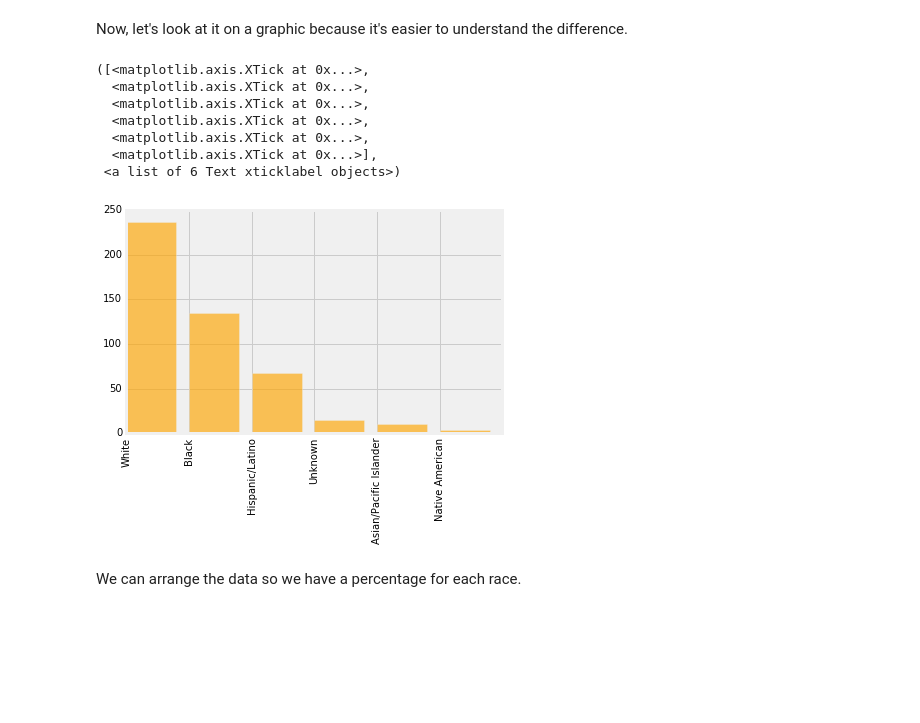
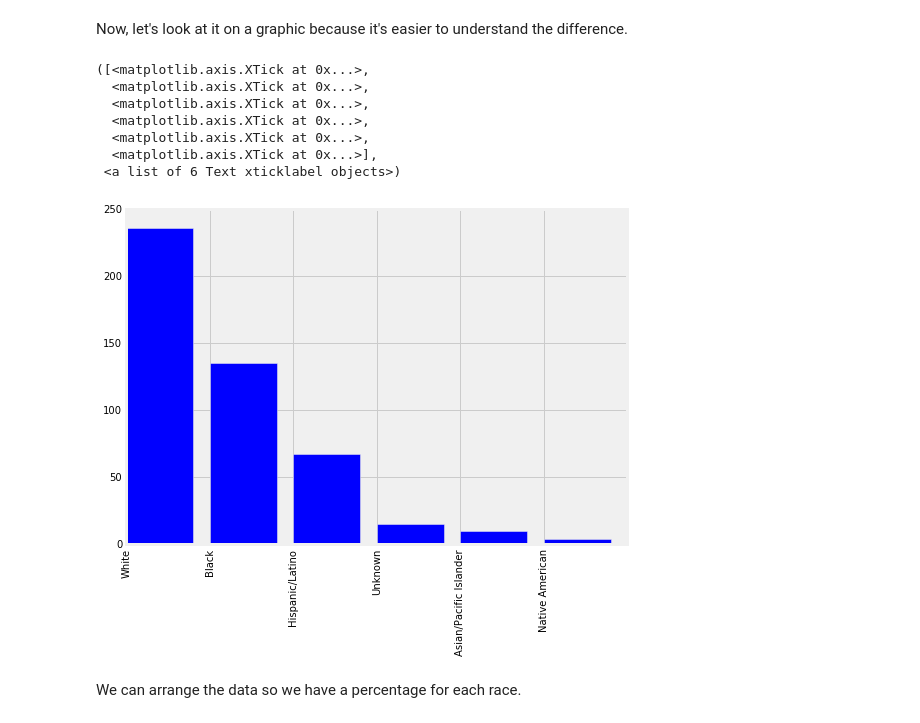
Before and after one commit to lemoinef/police-killings, a Jupyter notebook: police_killings_exploration.ipynb, the cells around one changed output. Saved outputs shown, nothing was run; the diff lists cells and outputs as text; code cells hidden in the pictures; blank space fills up the shorter version.

```diff
--- a/police_killings_exploration.ipynb
+++ b/police_killings_exploration.ipynb
@@ -46,17 +65,18 @@ Name: raceethnicity, dtype: int64
 # %% [markdown]
 Now, let's look at it on a graphic because it's easier to understand the difference.
 # %%
-plt.bar(range(6), counts, color = 'orange', alpha =0.65)
+plt.figure(figsize=(8,6))
+plt.bar(range(6), counts)
 plt.xticks(range(6), counts.index, rotation='vertical')
 # %% [output]
 ([<matplotlib.axis.XTick at 0x...>,
   <matplotlib.axis.XTick at 0x...>,
   <matplotlib.axis.XTick at 0x...>,
   <matplotlib.axis.XTick at 0x...>,
   <matplotlib.axis.XTick at 0x...>,
   <matplotlib.axis.XTick at 0x...>],
  <a list of 6 Text xticklabel objects>)
-[figure, old version]
+[figure, new version]
 # %% [markdown]
 We can arrange the data so we have a percentage for each race.
 # %%
```
Also changed, not shown: parts of 18 cells of this notebook.
